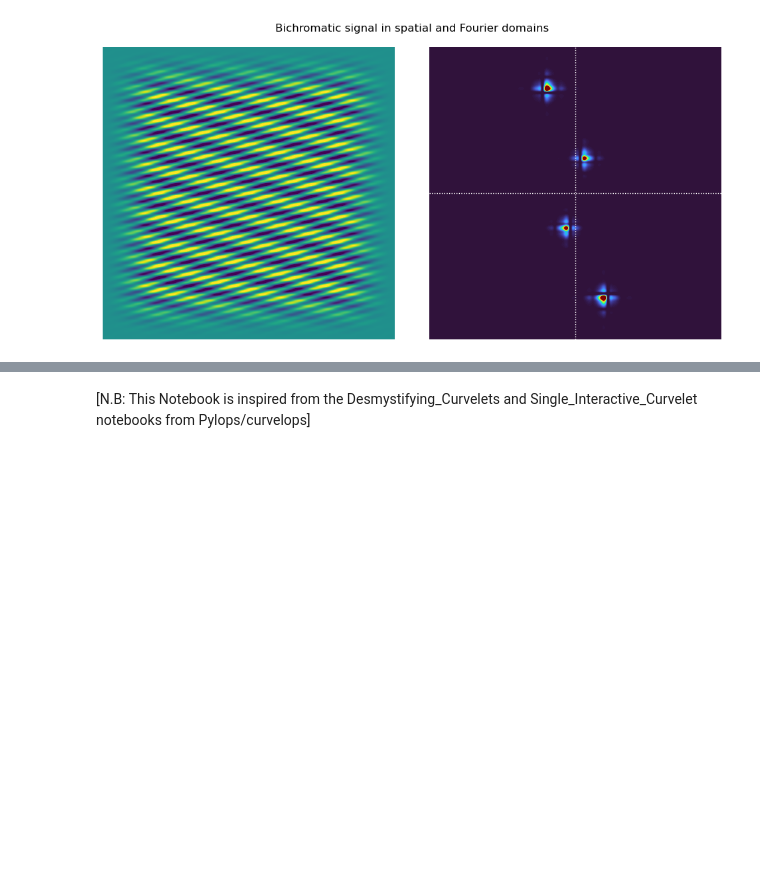
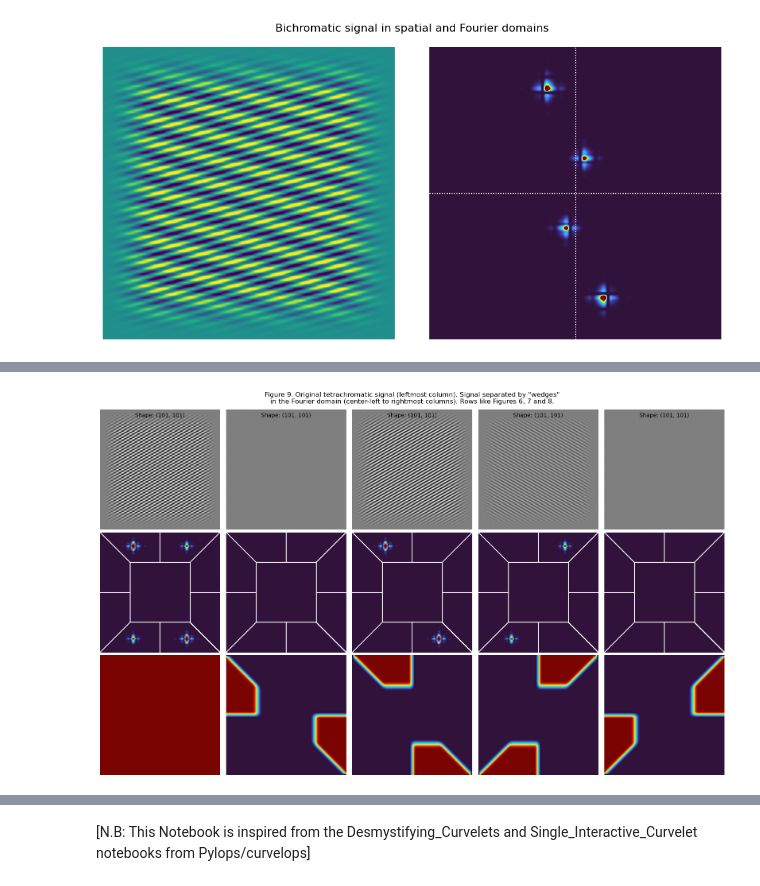
Before and after one commit to rabbit2307/CASSA_Internship, a Jupyter notebook: Month_02/examples/Curvelet_Notebook.ipynb, the cells around one changed output, grey strips where cells are left out. Drawn from its saved outputs; the diff is of its cells as text; code cells hidden in the pictures; blank space fills up the shorter version.

```diff
--- a/Month_02/examples/Curvelet_Notebook.ipynb
+++ b/Month_02/examples/Curvelet_Notebook.ipynb
@@ -241,0 +353,98 @@ fig.tight_layout()
+# %%
+def build_8wedges_sym(kx, ky, wedge=0, nsmooth=None):
+    lopass = build_lowpass(kx, ky, nsmooth=nsmooth)
+    if nsmooth is None:
+        nsmooth = 0.01 * min(len(kx), len(ky))
+        nsmooth = 2 * max(1, floor(nsmooth / 2)) + 1
+
+    mask = np.zeros_like(lopass)
+    KX, KY = np.meshgrid(kx, ky, indexing="ij")
+    kxnyq = np.abs(kx).max()
+    kynyq = np.abs(ky).max()
+
+    s = 1 if wedge == 0 or wedge == 1 else -1
+    K1 = KX if wedge == 0 or wedge == 2 else KY
+    K2 = KY if wedge == 0 or wedge == 2 else KX
+    inside_wedge = (s * (np.abs(K1) - np.abs(K2)) > 0) & (s * KX * KY > 0)
+    mask[inside_wedge] = 1
+    mask[inside_wedge] -= lopass[inside_wedge]
+    s = np.ones((nsmooth,)) / nsmooth
+    mask = filtfilt(s, 1, mask, axis=0)
+    mask = filtfilt(s, 1, mask, axis=1)
+    return mask
+
+
+wedges = [build_8wedges_sym(kx, ky, wedge=wedge) for wedge in range(4)]
+fig, axes = plt.subplots(3, 5, figsize=(16, 10))
+for i, _mask in enumerate(
+    [lowpass + highpass, *wedges],
+):
+    _img_k = img_k * _mask
+    _img = (F2D.H @ _img_k).real
+    axes[0, i].imshow(
+        _img.T,
+        vmin=-vmax,
+        vmax=vmax,
+        cmap="gray",
+        extent=[x[0], x[-1], y[-1], y[0]],
+    )
+    axes[0, i].text(
+        0.5,
+        0.95,
+        f"Shape: {_img.shape}",
+        horizontalalignment="center",
+        verticalalignment="center",
+        transform=axes[0, i].transAxes,
+    )
+    axes[1, i].imshow(
+        np.abs(_img_k).T,
+        vmin=0,
+        vmax=vmax_k,
+        cmap="turbo",
+        extent=[kx[0], kx[-1], ky[-1], ky[0]],
+    )
+    kxmax = np.abs(kx).max()
+    kymax = np.abs(ky).max()
+    axes[1, i].plot(
+        0.5 * np.array([-kxmax, kxmax, kxmax, -kxmax, -kxmax]),
+        0.5 * np.array([-kymax, -kymax, kymax, kymax, -kymax]),
+        color="w",
+    )
+    for s in [1, -1]:
+        axes[1, i].plot(
+            [s * kxmax, s * 0.5 * kxmax],
+            [s * kymax, s * 0.5 * kymax],
+            color="w",
+        )
+        axes[1, i].plot(
+            [kxmax, 0.5 * kxmax],
+            [s * kymax, s * 0.5 * kymax],
+            color="w",
+        )
+        axes[1, i].plot(
+            [-s * kxmax, -s * 0.5 * kxmax],
+            [kymax, 0.5 * kymax],
+            color="w",
+        )
+        axes[1, i].plot(
+            [0, 0],
+            [s * kymax, s * 0.5 * kymax],
+            color="w",
+        )
+        axes[1, i].plot(
+            [s * kxmax, s * 0.5 * kxmax],
+            [0, 0],
+            color="w",
+        )
+    axes[2, i].imshow(
+        _mask.T,
+        vmin=0,
+        cmap="turbo",
+        extent=[kx[0], kx[-1], ky[-1], ky[0]],
+    )
+for ax in axes.ravel():
+    ax.axis("off")
+fig.suptitle("Figure 9. Original tetrachromatic signal (leftmost column). Signal separated by \"wedges\"\nin the Fourier domain (center-left to rightmost columns). Rows like Figures 6, 7 and 8.")
+fig.tight_layout()
+# %% [output]
+[figure, added]
```
Also changed, not shown: parts of 5 cells of this notebook.
